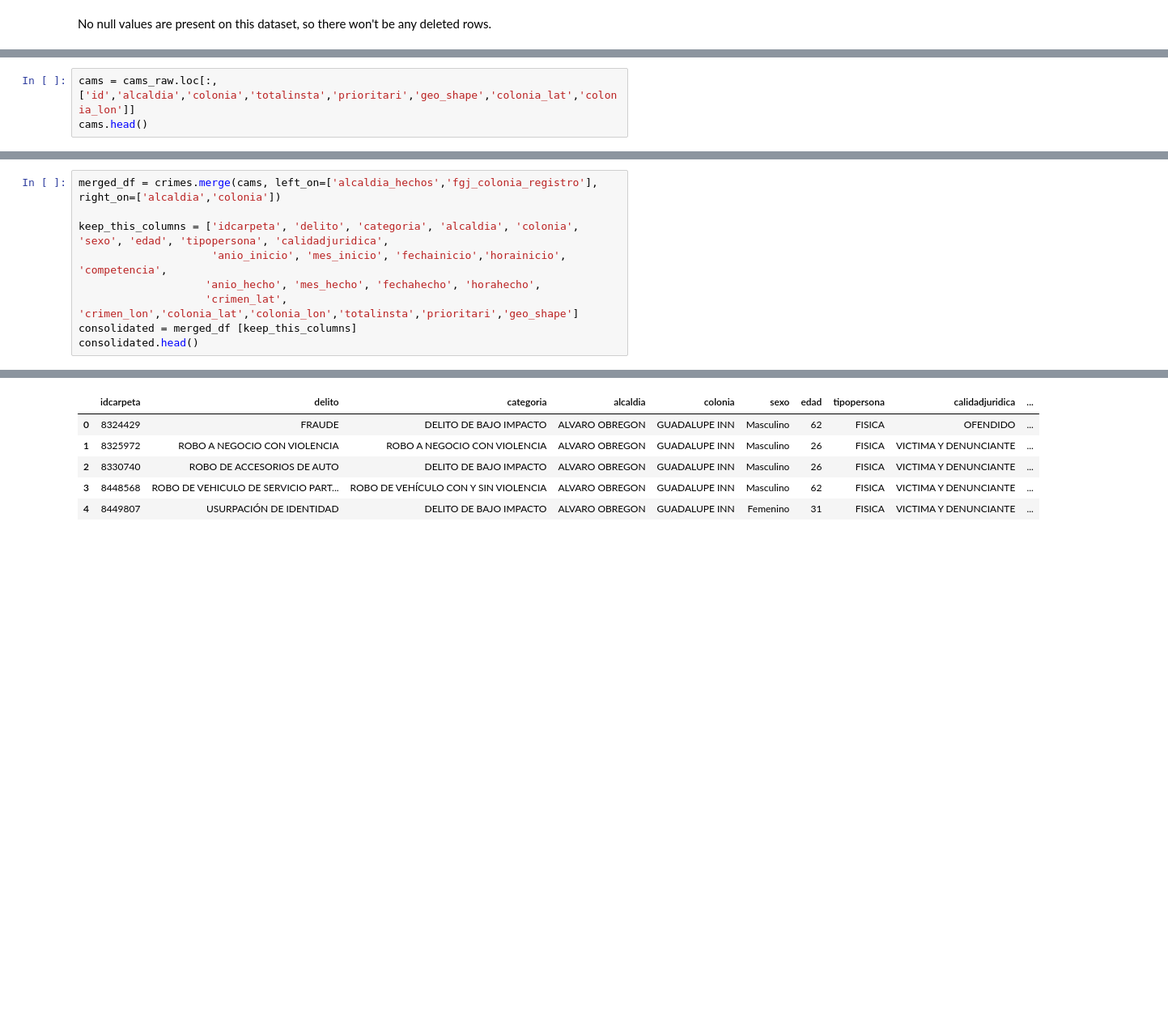
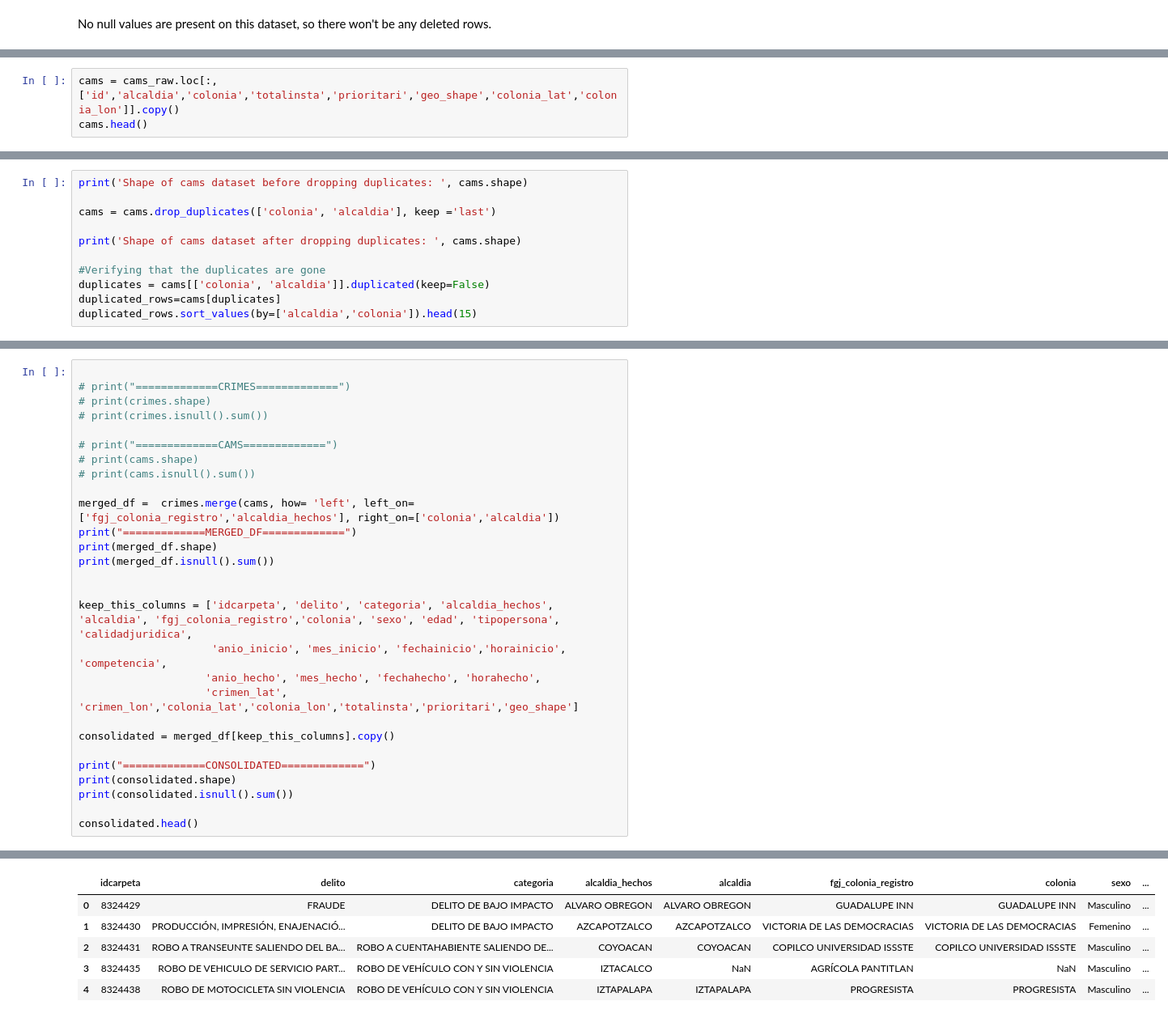
Before and after one commit to marcocasillas91/sdc-security, a Jupyter notebook: notebooks/1_first_datalake.ipynb, the cells around one changed output, grey strips where cells are left out. Shown at 81% size. Drawn from its saved outputs; the diff is of its cells as text; blank space fills up the shorter version.

Commit message:
Dealing with duplicated records and homologation

```diff
--- a/notebooks/1_first_datalake.ipynb
+++ b/notebooks/1_first_datalake.ipynb
@@ -277,5 +278,5 @@ There are only 17 null values in the neighborhood location data. Those rows will
 # %%
-cams = cams_raw.loc[:,['id','alcaldia','colonia','totalinsta','prioritari','geo_shape','colonia_lat','colonia_lon']]
+cams = cams_raw.loc[:,['id','alcaldia','colonia','totalinsta','prioritari','geo_shape','colonia_lat','colonia_lon']].copy()
 cams.head()
 # %% [output]
 |  | id | alcaldia | colonia | totalinsta | prioritari | geo_shape | colonia_lat | colonia_lon |
@@ -286,0 +314,11 @@ cams.head()
+# %%
+print('Shape of cams dataset before dropping duplicates: ', cams.shape)
+
+cams = cams.drop_duplicates(['colonia', 'alcaldia'], keep ='last')
+
+print('Shape of cams dataset after dropping duplicates: ', cams.shape)
+
+#Verifying that the duplicates are gone
+duplicates = cams[['colonia', 'alcaldia']].duplicated(keep=False)
+duplicated_rows=cams[duplicates]
+duplicated_rows.sort_values(by=['alcaldia','colonia']).head(15)
@@ -290,10 +438,29 @@ The **DataFrame.merge** will be used to merge dataframes **crime** and **cams**.
 # %%
-merged_df = crimes.merge(cams, left_on=['alcaldia_hechos','fgj_colonia_registro'], right_on=['alcaldia','colonia'])
 
-keep_this_columns = ['idcarpeta', 'delito', 'categoria', 'alcaldia', 'colonia', 'sexo', 'edad', 'tipopersona', 'calidadjuridica',
+# print("=============CRIMES=============")
+# print(crimes.shape)
+# print(crimes.isnull().sum())
+
+# print("=============CAMS=============")
+# print(cams.shape)
+# print(cams.isnull().sum())
+
+merged_df =  crimes.merge(cams, how= 'left', left_on=['fgj_colonia_registro','alcaldia_hechos'], right_on=['colonia','alcaldia'])
+print("=============MERGED_DF=============")
+print(merged_df.shape)
+print(merged_df.isnull().sum())
+
+
+keep_this_columns = ['idcarpeta', 'delito', 'categoria', 'alcaldia_hechos', 'alcaldia', 'fgj_colonia_registro','colonia', 'sexo', 'edad', 'tipopersona', 'calidadjuridica',
                      'anio_inicio', 'mes_inicio', 'fechainicio','horainicio', 'competencia',
                     'anio_hecho', 'mes_hecho', 'fechahecho', 'horahecho',
                     'crimen_lat', 'crimen_lon','colonia_lat','colonia_lon','totalinsta','prioritari','geo_shape']
-consolidated = merged_df [keep_this_columns]
+
+consolidated = merged_df[keep_this_columns].copy()
+
+print("=============CONSOLIDATED=============")
+print(consolidated.shape)
+print(consolidated.isnull().sum())
+
 consolidated.head()
 # %% [output]
@@ -300,6 +484,6 @@ consolidated.head()
-|  | idcarpeta | delito | categoria | alcaldia | colonia | sexo | edad | tipopersona | calidadjuridica | ... |
-| 0 | 8324429 | FRAUDE | DELITO DE BAJO IMPACTO | ALVARO OBREGON | GUADALUPE INN | Masculino | 62 | FISICA | OFENDIDO | ... |
-| 1 | 8325972 | ROBO A NEGOCIO CON VIOLENCIA | ROBO A NEGOCIO CON VIOLENCIA | ALVARO OBREGON | GUADALUPE INN | Masculino | 26 | FISICA | VICTIMA Y DENUNCIANTE | ... |
-| 2 | 8330740 | ROBO DE ACCESORIOS DE AUTO | DELITO DE BAJO IMPACTO | ALVARO OBREGON | GUADALUPE INN | Masculino | 26 | FISICA | VICTIMA Y DENUNCIANTE | ... |
-| 3 | 8448568 | ROBO DE VEHICULO DE SERVICIO PART... | ROBO DE VEHÍCULO CON Y SIN VIOLENCIA | ALVARO OBREGON | GUADALUPE INN | Masculino | 62 | FISICA | VICTIMA Y DENUNCIANTE | ... |
-| 4 | 8449807 | USURPACIÓN DE IDENTIDAD | DELITO DE BAJO IMPACTO | ALVARO OBREGON | GUADALUPE INN | Femenino | 31 | FISICA | VICTIMA Y DENUNCIANTE | ... |
+|  | idcarpeta | delito | categoria | alcaldia_hechos | alcaldia | fgj_colonia_registro | colonia | sexo | ... |
+| 0 | 8324429 | FRAUDE | DELITO DE BAJO IMPACTO | ALVARO OBREGON | ALVARO OBREGON | GUADALUPE INN | GUADALUPE INN | Masculino | ... |
+| 1 | 8324430 | PRODUCCIÓN, IMPRESIÓN, ENAJENACIÓ... | DELITO DE BAJO IMPACTO | AZCAPOTZALCO | AZCAPOTZALCO | VICTORIA DE LAS DEMOCRACIAS | VICTORIA DE LAS DEMOCRACIAS | Femenino | ... |
+| 2 | 8324431 | ROBO A TRANSEUNTE SALIENDO DEL BA... | ROBO A CUENTAHABIENTE SALIENDO DE... | COYOACAN | COYOACAN | COPILCO UNIVERSIDAD ISSSTE | COPILCO UNIVERSIDAD ISSSTE | Masculino | ... |
+| 3 | 8324435 | ROBO DE VEHICULO DE SERVICIO PART... | ROBO DE VEHÍCULO CON Y SIN VIOLENCIA | IZTACALCO | NaN | AGRÍCOLA PANTITLAN | NaN | Masculino | ... |
+| 4 | 8324438 | ROBO DE MOTOCICLETA SIN VIOLENCIA | ROBO DE VEHÍCULO CON Y SIN VIOLENCIA | IZTAPALAPA | IZTAPALAPA | PROGRESISTA | PROGRESISTA | Masculino | ... |
```
Also changed, not shown: parts of 89 cells of this notebook.
